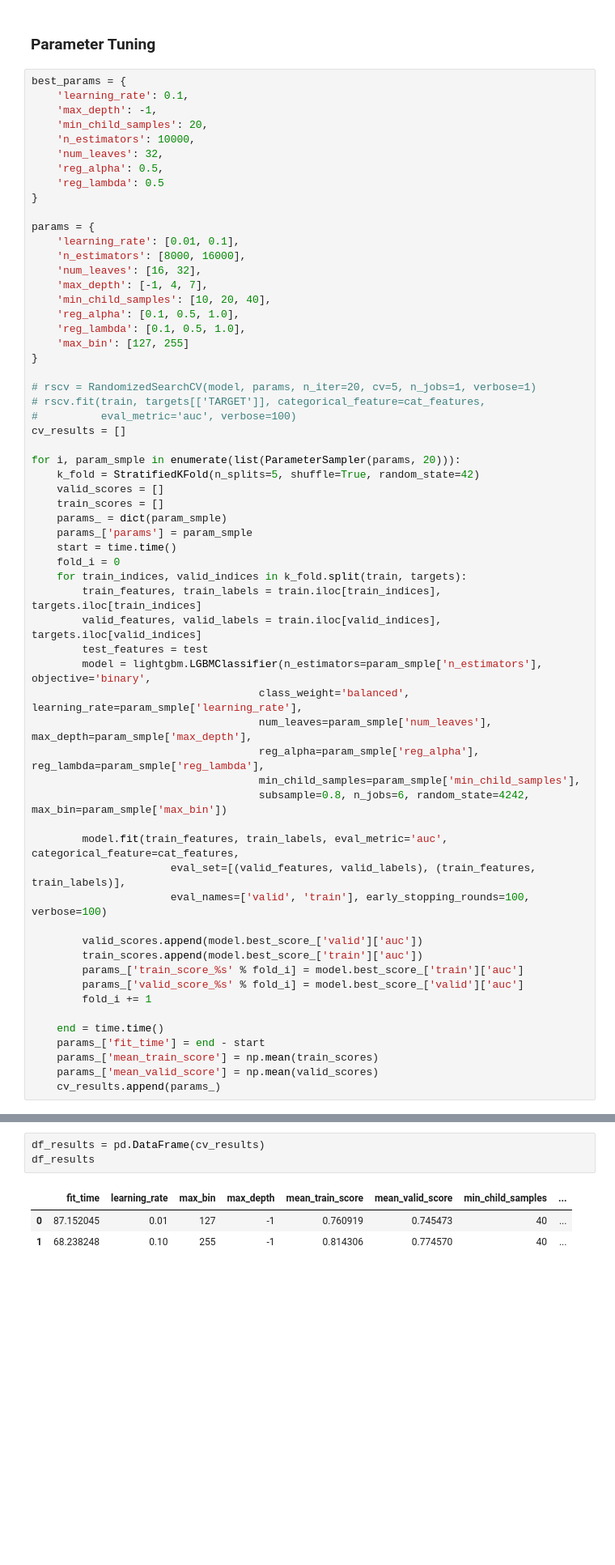
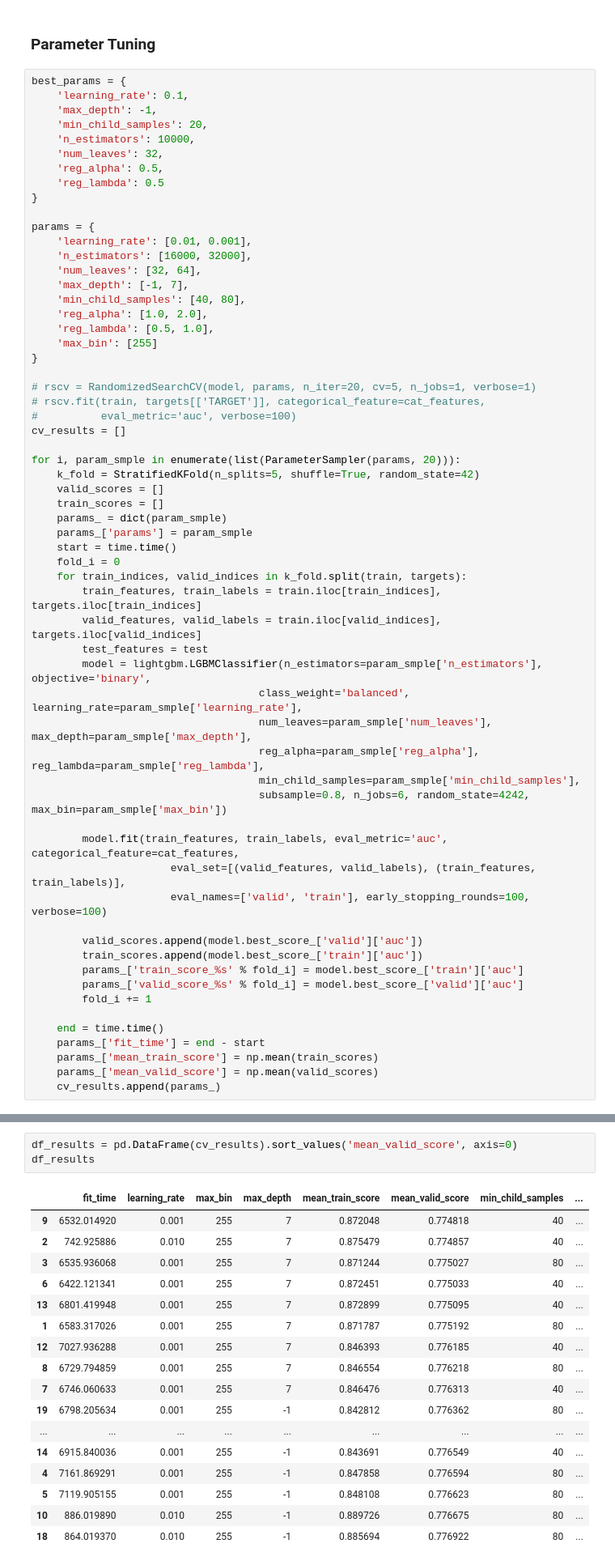
Before and after one commit to astelmashenko/ndml_capstone, a Jupyter notebook: Lightgbm.ipynb, the cells around one changed output, grey strips where cells are left out. Shown at 81% size. Drawn from its saved outputs; the diff is of its cells as text; blank space fills up the shorter version.

```diff
--- a/Lightgbm.ipynb
+++ b/Lightgbm.ipynb
@@ -96,14 +96,14 @@ best_params = {
 }
 
 params = {
-    'learning_rate': [0.01, 0.1],
-    'n_estimators': [8000, 16000],
-    'num_leaves': [16, 32],
-    'max_depth': [-1, 4, 7],
-    'min_child_samples': [10, 20, 40],
-    'reg_alpha': [0.1, 0.5, 1.0],
-    'reg_lambda': [0.1, 0.5, 1.0],
-    'max_bin': [127, 255]
+    'learning_rate': [0.01, 0.001],
+    'n_estimators': [16000, 32000],
+    'num_leaves': [32, 64],
+    'max_depth': [-1, 7],
+    'min_child_samples': [40, 80],
+    'reg_alpha': [1.0, 2.0],
+    'reg_lambda': [0.5, 1.0],
+    'max_bin': [255]
 }
 
 # rscv = RandomizedSearchCV(model, params, n_iter=20, cv=5, n_jobs=1, verbose=1)
@@ -166,10 +166,24 @@ Did not meet early stopping. Best iteration is:
 # %%
-df_results = pd.DataFrame(cv_results)
+df_results = pd.DataFrame(cv_results).sort_values('mean_valid_score', axis=0)
 df_results
 # %% [output]
 |  | fit_time | learning_rate | max_bin | max_depth | mean_train_score | mean_valid_score | min_child_samples | ... |
-| 0 | 87.152045 | 0.01 | 127 | -1 | 0.760919 | 0.745473 | 40 | ... |
-| 1 | 68.238248 | 0.10 | 255 | -1 | 0.814306 | 0.774570 | 40 | ... |
+| 9 | 6532.014920 | 0.001 | 255 | 7 | 0.872048 | 0.774818 | 40 | ... |
+| 2 | 742.925886 | 0.010 | 255 | 7 | 0.875479 | 0.774857 | 40 | ... |
+| 3 | 6535.936068 | 0.001 | 255 | 7 | 0.871244 | 0.775027 | 80 | ... |
+| 6 | 6422.121341 | 0.001 | 255 | 7 | 0.872451 | 0.775033 | 40 | ... |
+| 13 | 6801.419948 | 0.001 | 255 | 7 | 0.872899 | 0.775095 | 40 | ... |
+| 1 | 6583.317026 | 0.001 | 255 | 7 | 0.871787 | 0.775192 | 80 | ... |
+| 12 | 7027.936288 | 0.001 | 255 | 7 | 0.846393 | 0.776185 | 40 | ... |
+| 8 | 6729.794859 | 0.001 | 255 | 7 | 0.846554 | 0.776218 | 80 | ... |
+| 7 | 6746.060633 | 0.001 | 255 | 7 | 0.846476 | 0.776313 | 40 | ... |
+| 19 | 6798.205634 | 0.001 | 255 | -1 | 0.842812 | 0.776362 | 80 | ... |
+| ... | ... | ... | ... | ... | ... | ... | ... | ... |
+| 14 | 6915.840036 | 0.001 | 255 | -1 | 0.843691 | 0.776549 | 40 | ... |
+| 4 | 7161.869291 | 0.001 | 255 | -1 | 0.847858 | 0.776594 | 80 | ... |
+| 5 | 7119.905155 | 0.001 | 255 | -1 | 0.848108 | 0.776623 | 80 | ... |
+| 10 | 886.019890 | 0.010 | 255 | -1 | 0.889726 | 0.776675 | 80 | ... |
+| 18 | 864.019370 | 0.010 | 255 | -1 | 0.885694 | 0.776922 | 80 | ... |
 # %%
 best_index = df_results.mean_valid_score.idxmax()
 df_results.iloc[best_index]['params']
```
Also changed, not shown: parts of 8 cells of this notebook, 1 other file.
